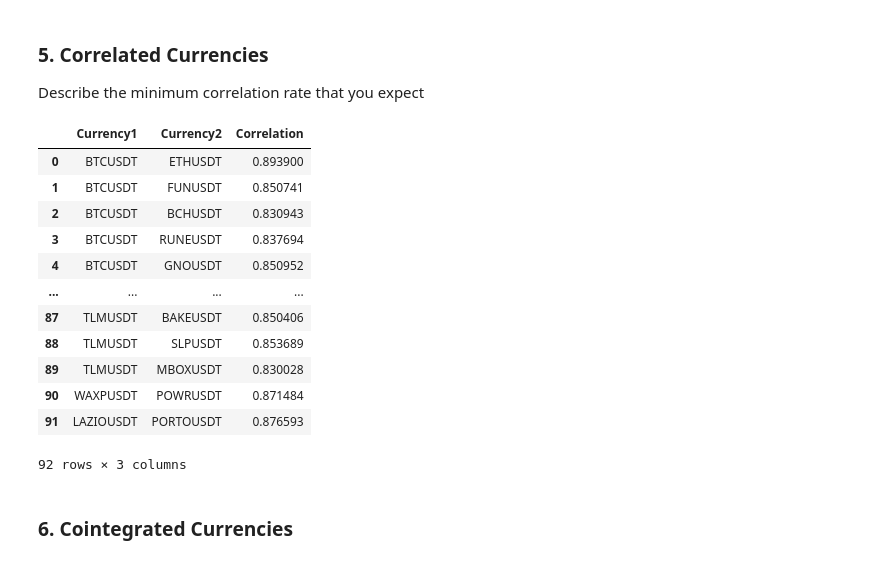
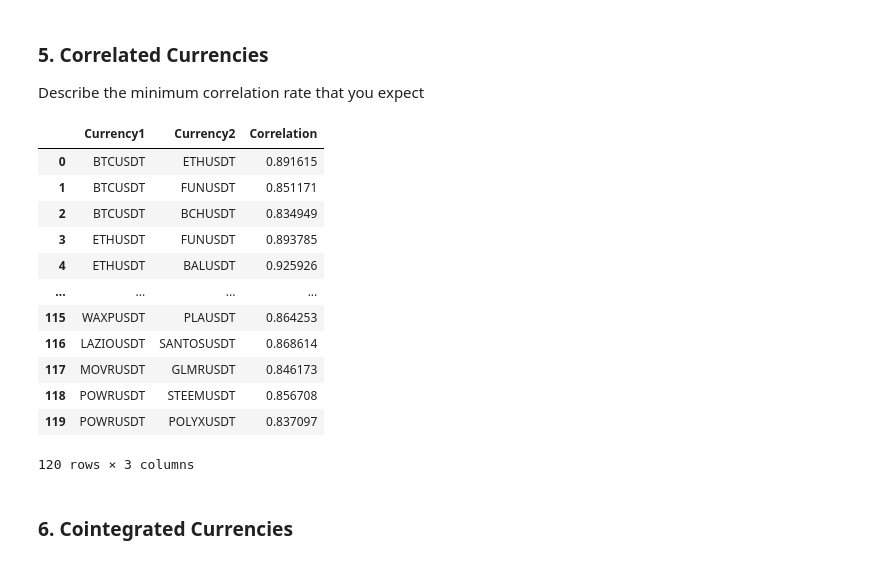
Before and after one commit to Algo-Tradings/pairs-trading-research, a Jupyter notebook: researcher.ipynb, the cells around one changed output. Saved outputs shown, nothing was run; the diff lists cells and outputs as text; code cells hidden in the pictures.

```diff
--- a/researcher.ipynb
+++ b/researcher.ipynb
@@ -28,7 +28,7 @@ from research import Ratio
 <h3>3. Historical Data </h3>
 Select the desired timeframe and interval.
 # %%
-hist_df = Loader().get_historical_data(timeframe='1d', interval='1 years ago')
+hist_df = Loader().get_historical_data(timeframe='1d', interval='100 days ago')
 hist_df
 # %% [output]
 |  | BTCUSDT |  |  |  | ETHUSDT |  |  |  | NEOUSDT |  | ... | ... |
@@ -68,0 +51,3 @@ useful_df
+# %%
+cleared_df = Cleaner().get_cleared_data(hist_df)
+cleared_df
@@ -70,22 +70,22 @@ useful_df
 <h3>5. Correlated Currencies </h3>
 Describe the minimum correlation rate that you expect
 # %%
-corr_df = Correlation().get_log_correlation(useful_df, min_correlation=0.83)
+corr_df = Correlation().get_log_correlation(cleared_df, min_correlation=0.83)
 corr_df
 # %% [output]
 |  | Currency1 | Currency2 | Correlation |
-| 0 | BTCUSDT | ETHUSDT | 0.893900 |
-| 1 | BTCUSDT | FUNUSDT | 0.850741 |
-| 2 | BTCUSDT | BCHUSDT | 0.830943 |
-| 3 | BTCUSDT | RUNEUSDT | 0.837694 |
-| 4 | BTCUSDT | GNOUSDT | 0.850952 |
+| 0 | BTCUSDT | ETHUSDT | 0.891615 |
+| 1 | BTCUSDT | FUNUSDT | 0.851171 |
+| 2 | BTCUSDT | BCHUSDT | 0.834949 |
+| 3 | ETHUSDT | FUNUSDT | 0.893785 |
+| 4 | ETHUSDT | BALUSDT | 0.925926 |
 | ... | ... | ... | ... |
-| 87 | TLMUSDT | BAKEUSDT | 0.850406 |
-| 88 | TLMUSDT | SLPUSDT | 0.853689 |
-| 89 | TLMUSDT | MBOXUSDT | 0.830028 |
-| 90 | WAXPUSDT | POWRUSDT | 0.871484 |
-| 91 | LAZIOUSDT | PORTOUSDT | 0.876593 |
+| 115 | WAXPUSDT | PLAUSDT | 0.864253 |
+| 116 | LAZIOUSDT | SANTOSUSDT | 0.868614 |
+| 117 | MOVRUSDT | GLMRUSDT | 0.846173 |
+| 118 | POWRUSDT | STEEMUSDT | 0.856708 |
+| 119 | POWRUSDT | POLYXUSDT | 0.837097 |
-92 rows × 3 columns
+120 rows × 3 columns
 # %% [markdown]
 <h3>6. Cointegrated Currencies </h3>
 # %%
```
Also changed, not shown: parts of 6 cells of this notebook, 10 other files.
